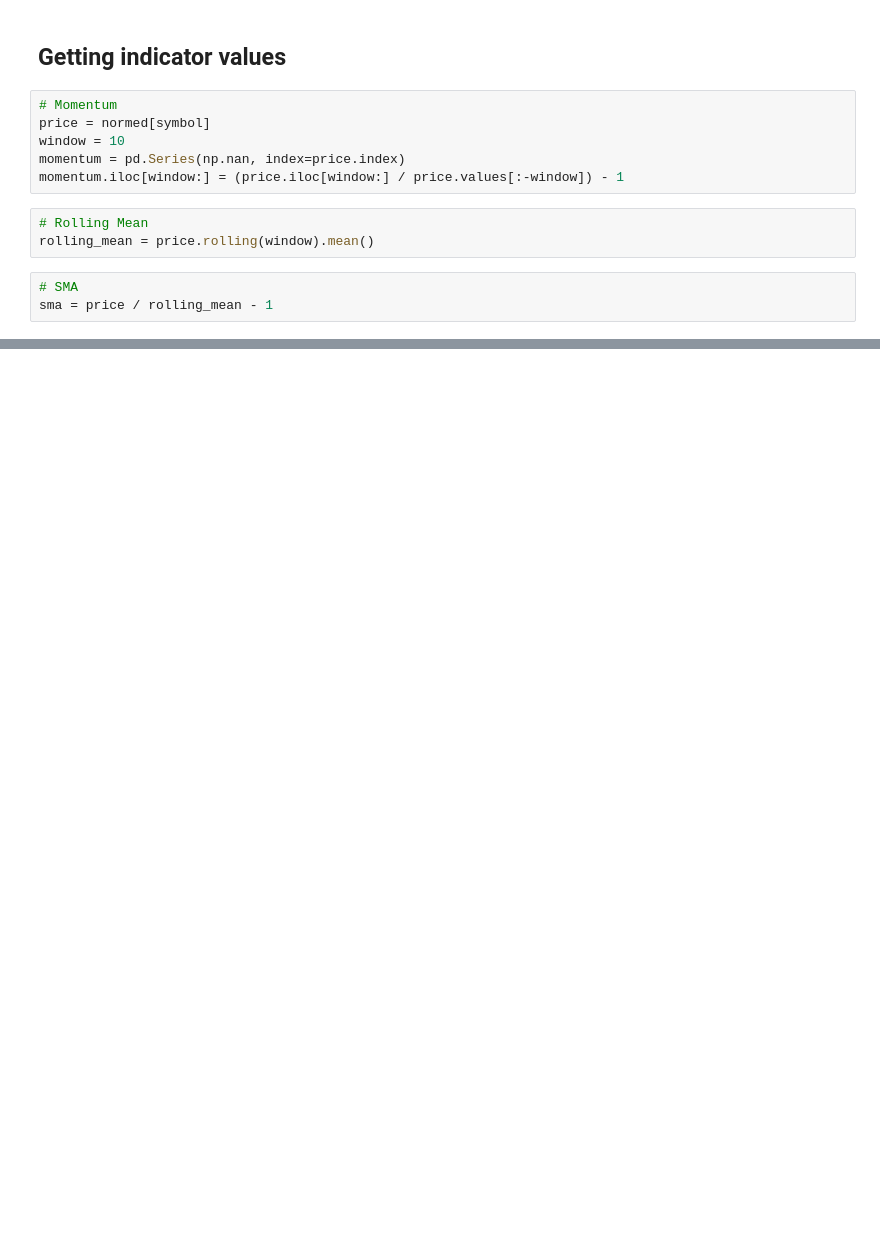
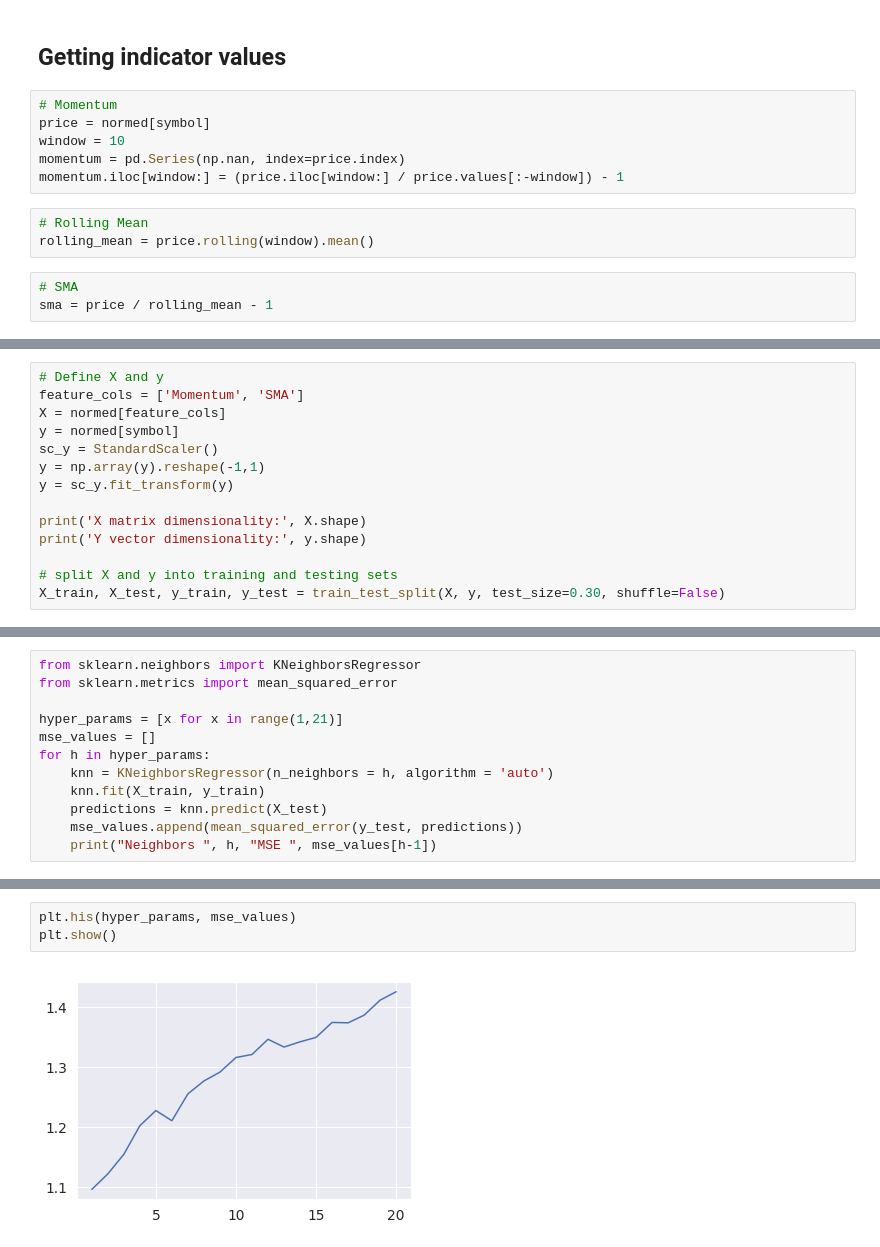
Before and after one commit to kairosart/factors, a Jupyter notebook: Forecasting_prices.ipynb, the cells around one changed output, grey strips where cells are left out. Drawn from its saved outputs; the diff is of its cells as text; blank space fills up the shorter version.

Commit message:
Testing models in Jupyter.

```diff
--- a/Forecasting_prices.ipynb
+++ b/Forecasting_prices.ipynb
@@ -135,0 +225,14 @@ normed.sort_index()
+# %%
+# Define X and y
+feature_cols = ['Momentum', 'SMA']
+X = normed[feature_cols]
+y = normed[symbol]
+sc_y = StandardScaler()
+y = np.array(y).reshape(-1,1)
+y = sc_y.fit_transform(y)
+
+print('X matrix dimensionality:', X.shape)
+print('Y vector dimensionality:', y.shape)
+
+# split X and y into training and testing sets
+X_train, X_test, y_train, y_test = train_test_split(X, y, test_size=0.30, shuffle=False)
@@ -135,0 +248,12 @@ normed.sort_index()
+# %%
+from sklearn.neighbors import KNeighborsRegressor
+from sklearn.metrics import mean_squared_error
+
+hyper_params = [x for x in range(1,21)]
+mse_values = []
+for h in hyper_params:
+    knn = KNeighborsRegressor(n_neighbors = h, algorithm = 'auto')
+    knn.fit(X_train, y_train)
+    predictions = knn.predict(X_test)
+    mse_values.append(mean_squared_error(y_test, predictions))
+    print("Neighbors ", h, "MSE ", mse_values[h-1])
@@ -135,0 +281,5 @@ normed.sort_index()
+# %%
+plt.his(hyper_params, mse_values)
+plt.show()
+# %% [output]
+[figure, added]
```
Also changed, not shown: parts of 18 cells of this notebook, 2 other files.
